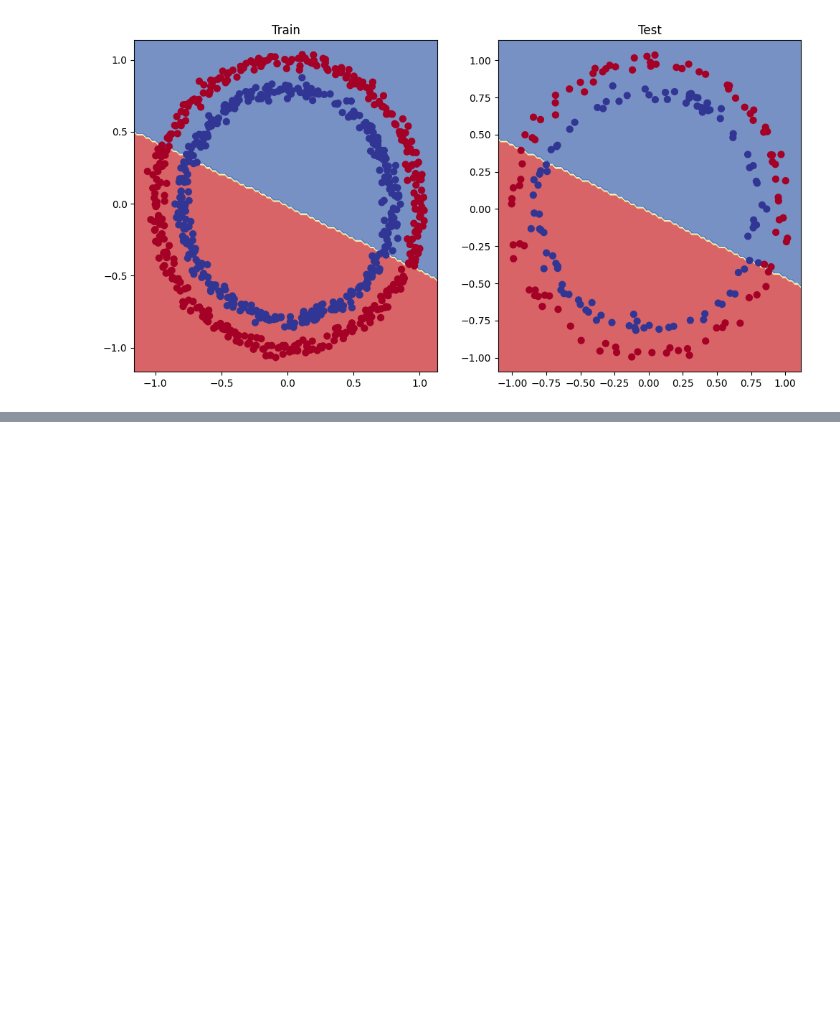
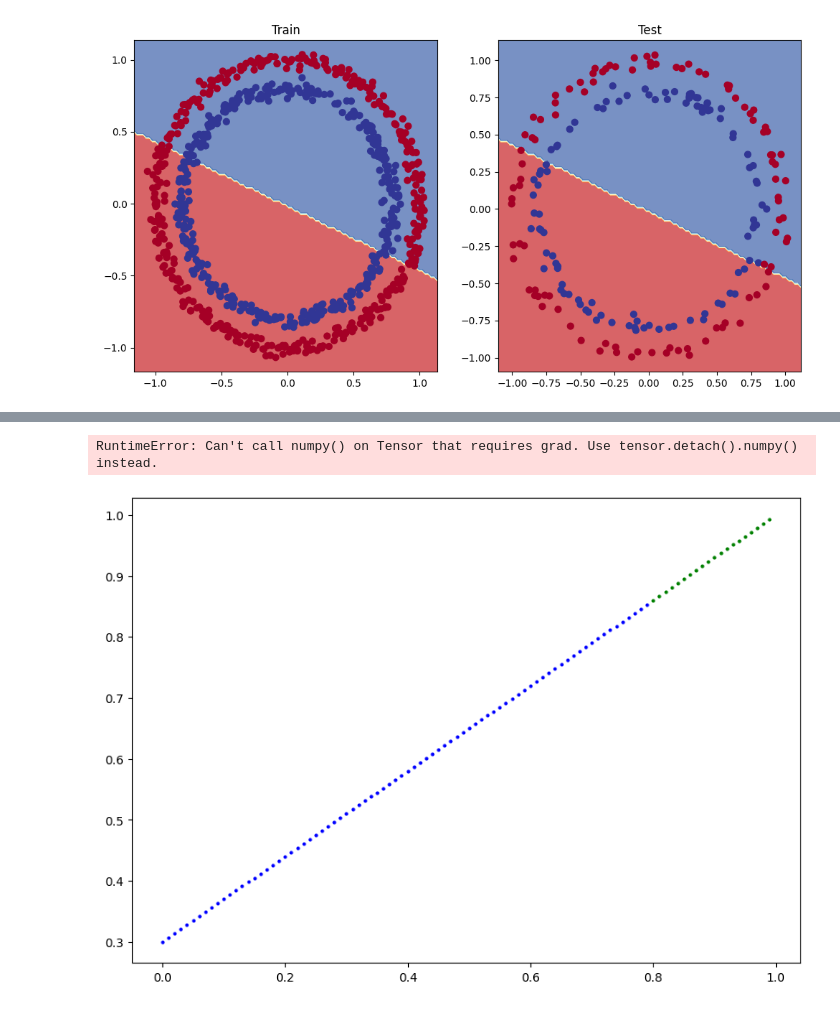
Before and after one commit to SiddheshDaphane/Deep_Learning_With_PyTorch, a Jupyter notebook: 02_PyTorch_Neural_Network_Classification.ipynb, the cells around one changed output, grey strips where cells are left out. Drawn from its saved outputs; the diff is of its cells as text; code cells hidden in the pictures; blank space fills up the shorter version.

```diff
--- a/02_PyTorch_Neural_Network_Classification.ipynb
+++ b/02_PyTorch_Neural_Network_Classification.ipynb
@@ -664,0 +737,4 @@ plot_decision_boundary(model_1,X_test,y_test)
+# %%
+# Loss function and optimizer
+loss_fn = nn.L1Loss()
+optimizer = torch.optim.SGD(model_2.parameters(), lr=0.1)
@@ -664,0 +795,17 @@ plot_decision_boundary(model_1,X_test,y_test)
+# %%
+# Turn on evaluation mode
+model_2.eval()
+
+# Make predictions
+with torch.inference_mode():
+  y_pred = model_2(X_test_regression)
+
+# plot
+plot_predictions(train_data=X_train_regression,
+                 train_labels= y_train_regression,
+                 test_data=X_test_regression,
+                 test_labels= y_test_regression,
+                 predictions = y_preds)
+# %% [output]
+RuntimeError: Can't call numpy() on Tensor that requires grad. Use tensor.detach().numpy() instead.
+[figure, added]
```
Also changed, not shown: parts of 10 cells of this notebook.
